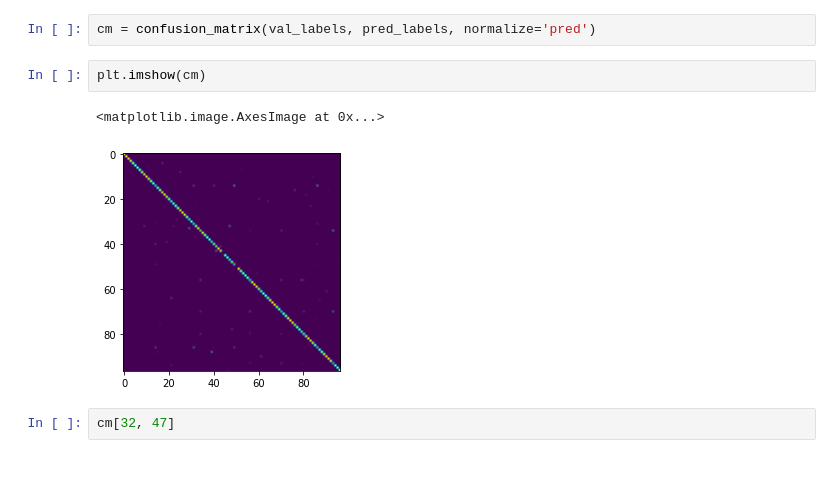
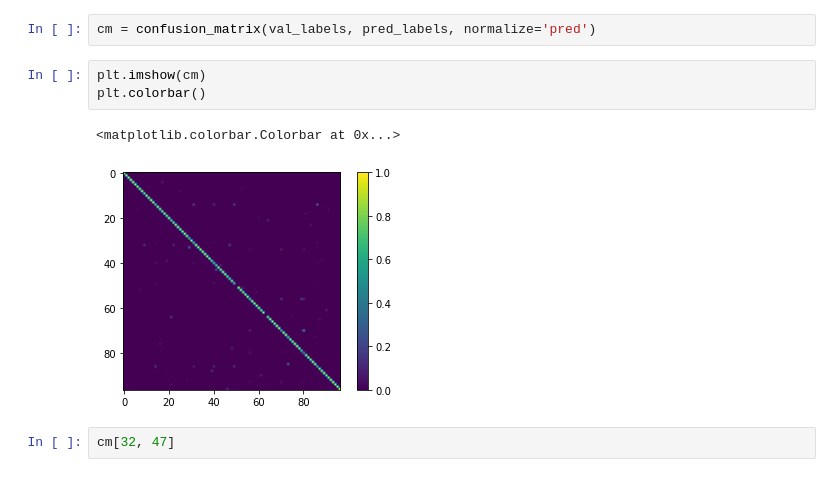
Before and after one commit to marcoguerra192/ProteinClassifier2025, a Jupyter notebook: NeuralNetworks.ipynb, the cells around one changed output. Drawn from its saved outputs; the diff is of its cells as text.

```diff
--- a/NeuralNetworks.ipynb
+++ b/NeuralNetworks.ipynb
@@ -249,9 +271,10 @@ np.unique(val_labels).shape
 cm = confusion_matrix(val_labels, pred_labels, normalize='pred')
 # %%
 plt.imshow(cm)
+plt.colorbar()
 # %% [output]
-<matplotlib.image.AxesImage at 0x...>
+<matplotlib.colorbar.Colorbar at 0x...>
-[figure, old version]
+[figure, new version]
 # %%
 cm[32, 47]
 # %% [output]
```
Also changed, not shown: parts of 44 cells of this notebook, 5 other files.
